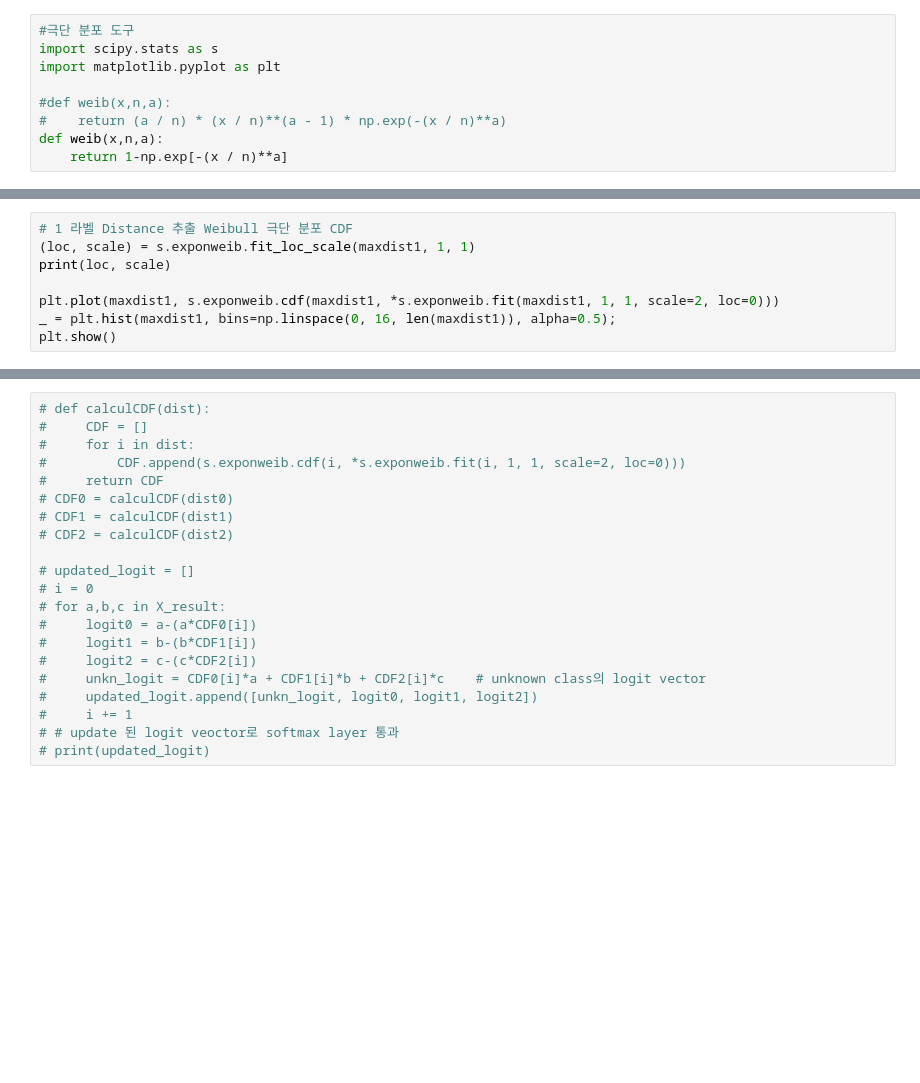
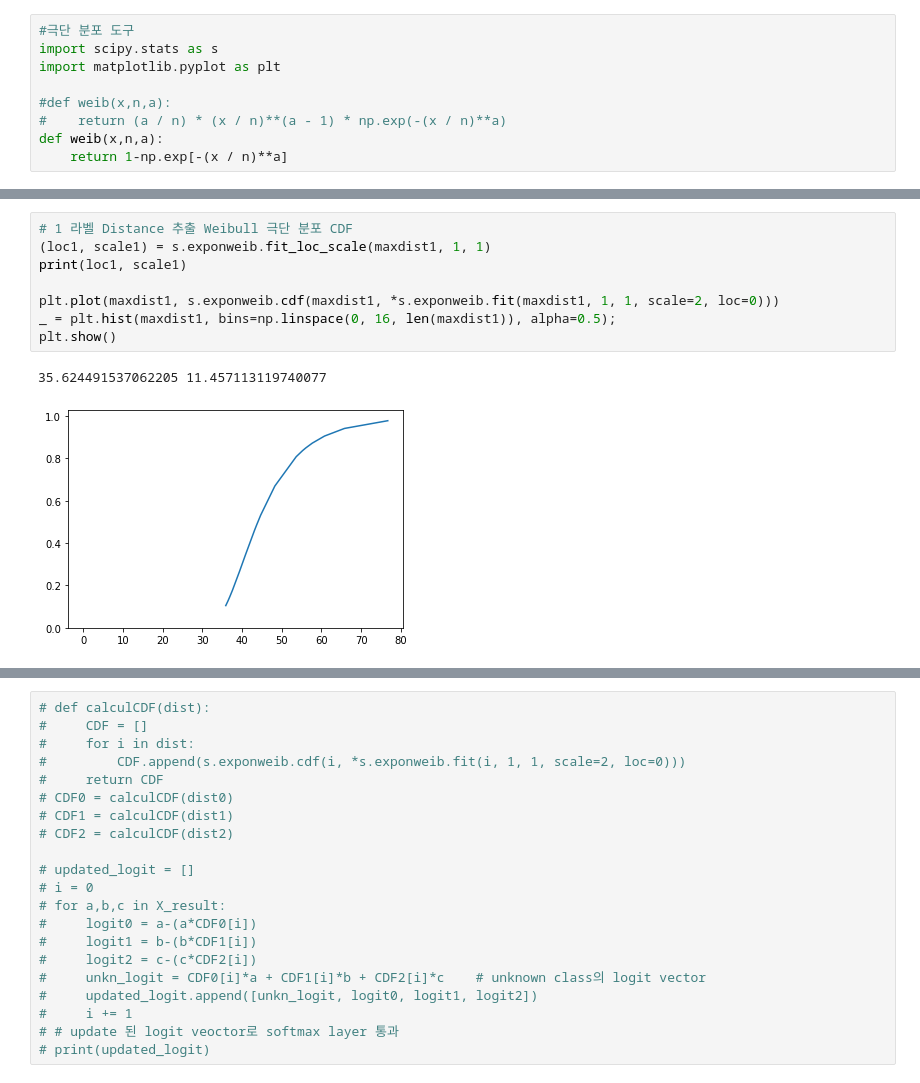
Before and after one commit to CSID-DGU/2021-1-OSSP1-FloweryPath-8, a Jupyter notebook: model/model_test_for_openmax_revise.ipynb, the cells around one changed output, grey strips where cells are left out. Drawn from its saved outputs; the diff is of its cells as text; blank space fills up the shorter version.

```diff
--- a/model/model_test_for_openmax_revise.ipynb
+++ b/model/model_test_for_openmax_revise.ipynb
@@ -368,10 +615,13 @@ plt.show()
 # %%
 # 1 라벨 Distance 추출 Weibull 극단 분포 CDF
-(loc, scale) = s.exponweib.fit_loc_scale(maxdist1, 1, 1)
-print(loc, scale)
+(loc1, scale1) = s.exponweib.fit_loc_scale(maxdist1, 1, 1)
+print(loc1, scale1)
 
 plt.plot(maxdist1, s.exponweib.cdf(maxdist1, *s.exponweib.fit(maxdist1, 1, 1, scale=2, loc=0)))
 _ = plt.hist(maxdist1, bins=np.linspace(0, 16, len(maxdist1)), alpha=0.5);
 plt.show()
+# %% [output]
+35.624491537062205 11.457113119740077
+[figure, added]
 # %%
 ## 2 라벨 Distance 추출 Weibull 극단 분포 CDF
```
Also changed, not shown: parts of 39 cells of this notebook.
